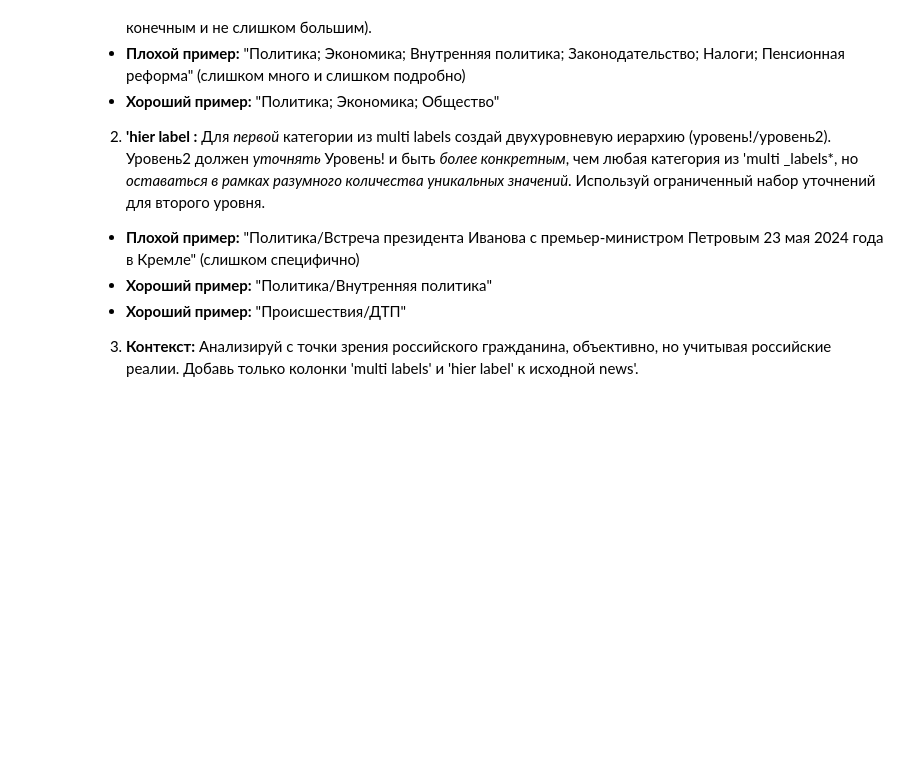
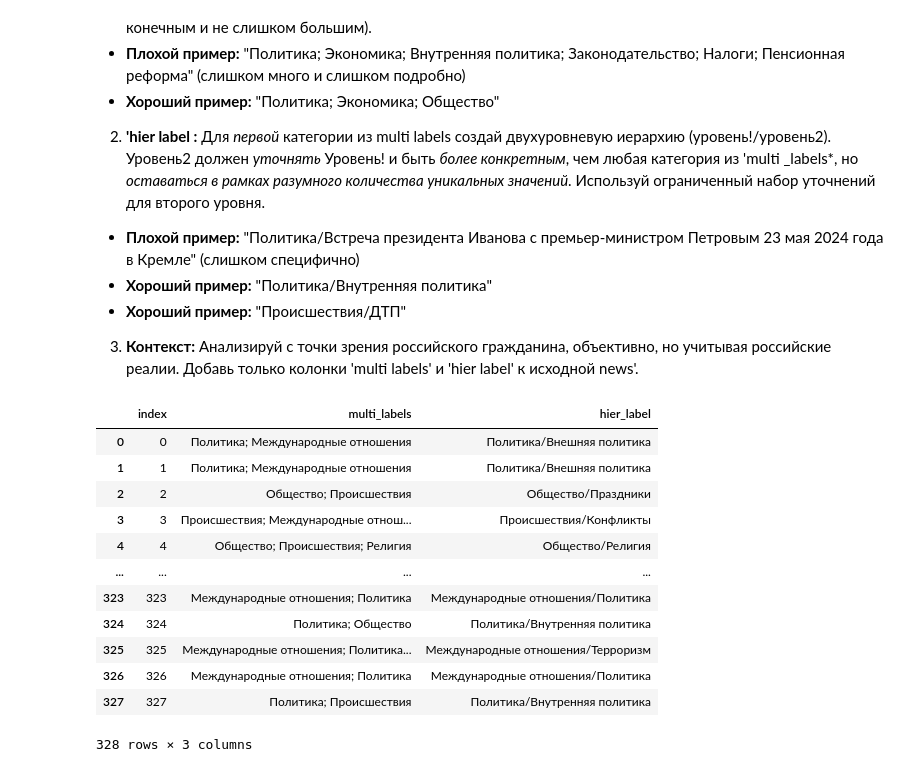
Before and after one commit to maxlyara1/ikanam_news, a Jupyter notebook: learning.ipynb, the cells around one changed output. Saved outputs shown, nothing was run; the diff lists cells and outputs as text; code cells hidden in the pictures; blank space fills up the shorter version.

```diff
--- a/learning.ipynb
+++ b/learning.ipynb
@@ -115,3 +115,20 @@ print("Разбиение завершено.")
 * **Хороший пример:** "Происшествия/ДТП"
 3. **Контекст:** Анализируй с точки зрения российского гражданина, объективно, но учитывая российские реалии.
 Добавь только колонки 'multi labels' и 'hier label' к исходной news'.
+# %%
+labels_df = pd.read_json('result.json')
+labels_df
+# %% [output]
+|  | index | multi_labels | hier_label |
+| 0 | 0 | Политика; Международные отношения | Политика/Внешняя политика |
+| 1 | 1 | Политика; Международные отношения | Политика/Внешняя политика |
+| 2 | 2 | Общество; Происшествия | Общество/Праздники |
+| 3 | 3 | Происшествия; Международные отнош... | Происшествия/Конфликты |
+| 4 | 4 | Общество; Происшествия; Религия | Общество/Религия |
+| ... | ... | ... | ... |
+| 323 | 323 | Международные отношения; Политика | Международные отношения/Политика |
+| 324 | 324 | Политика; Общество | Политика/Внутренняя политика |
+| 325 | 325 | Международные отношения; Политика... | Международные отношения/Терроризм |
+| 326 | 326 | Международные отношения; Политика | Международные отношения/Политика |
+| 327 | 327 | Политика; Происшествия | Политика/Внутренняя политика |
+328 rows × 3 columns
```
Also changed, not shown: parts of 3 cells of this notebook, 1 other file.
